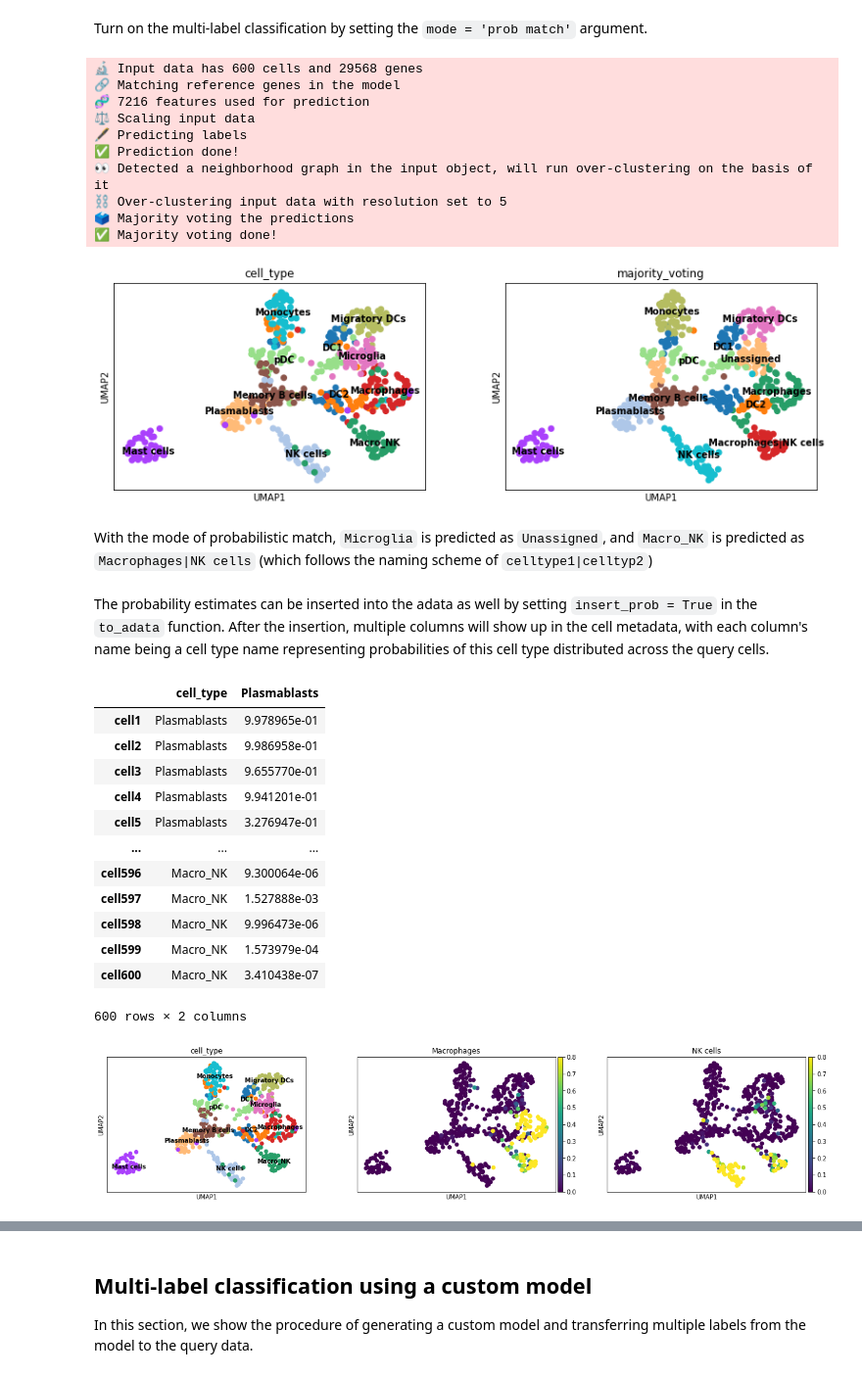
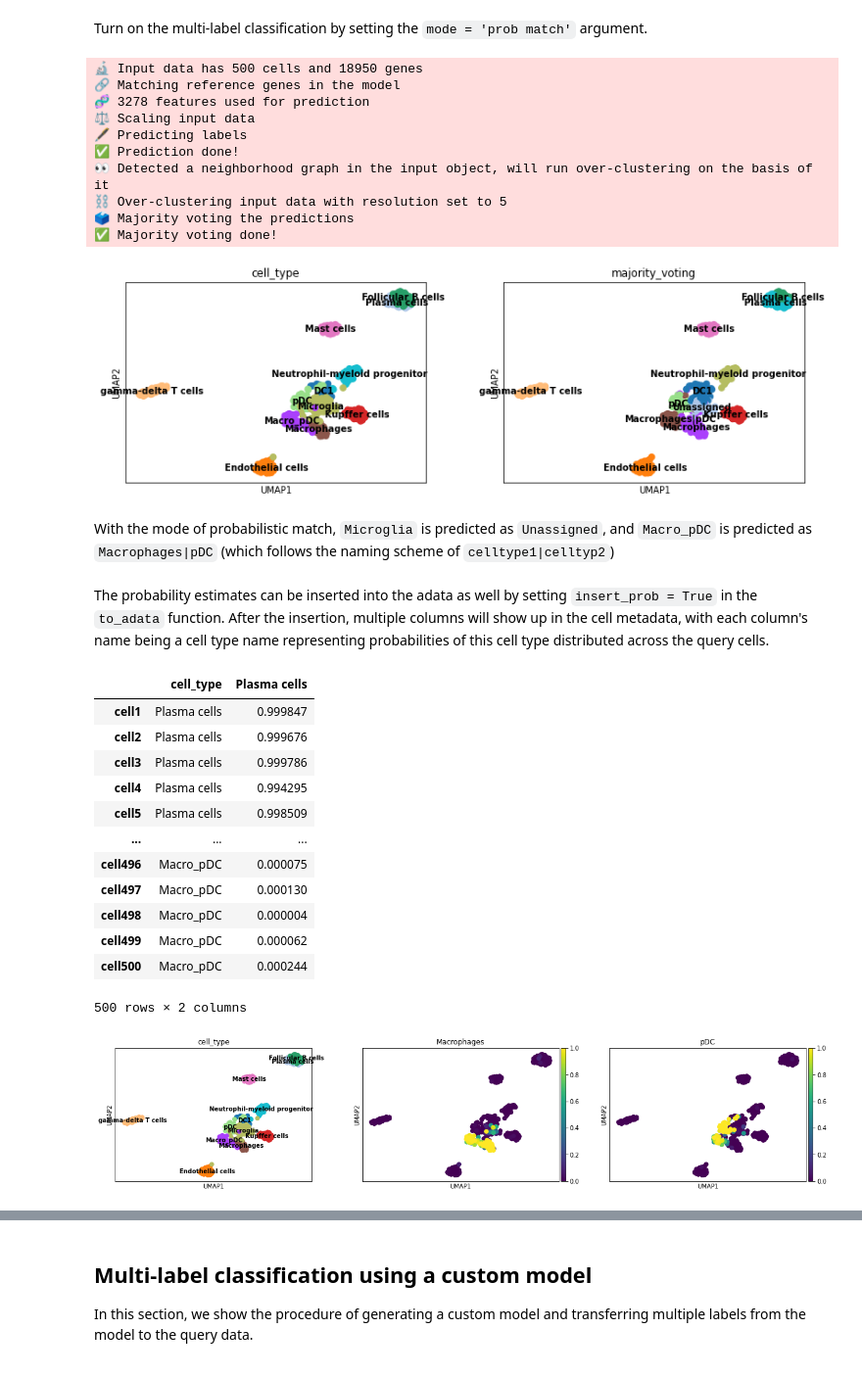
Before and after one commit to Teichlab/celltypist, a Jupyter notebook: notebook/celltypist_tutorial_ml.ipynb, the cells around one changed output, grey strips where cells are left out. Shown at 98% size. Drawn from its saved outputs; the diff is of its cells as text; code cells hidden in the pictures.

```diff
--- a/notebook/celltypist_tutorial_ml.ipynb
+++ b/notebook/celltypist_tutorial_ml.ipynb
@@ -40,3 +40,3 @@ from celltypist import models
 # %%
-adata_600 = sc.read('celltypist_demo_folder/demo_600_cells.h5ad', backup_url = 'https://celltypist.cog.sanger.ac.uk/Notebook_demo_data/demo_600_cells.h5ad')
+adata_500 = sc.read('celltypist_demo_folder/demo_500_cells.h5ad', backup_url = 'https://celltypist.cog.sanger.ac.uk/Notebook_demo_data/demo_500_cells.h5ad')
 # %% [markdown]
@@ -268,11 +268,11 @@ All cell types from the CellTypist models are trained in an one-vs-rest fashion,
 Turn on the multi-label classification by setting the `mode = 'prob match'` argument.
 # %%
 # `p_thres` defaults to 0.5.
-predictions = celltypist.annotate(adata_600, model = 'Immune_All_Low.pkl', majority_voting = True, mode = 'prob match', p_thres = 0.5)
+predictions = celltypist.annotate(adata_500, model = 'Immune_All_Low.pkl', majority_voting = True, mode = 'prob match', p_thres = 0.5)
 # %% [output]
-🔬 Input data has 600 cells and 29568 genes
+🔬 Input data has 500 cells and 18950 genes
 🔗 Matching reference genes in the model
-🧬 7216 features used for prediction
+🧬 3278 features used for prediction
 ⚖️ Scaling input data
 🖋️ Predicting labels
 ✅ Prediction done!
@@ -287,30 +287,30 @@ sc.tl.umap(adata)
 # %%
 sc.pl.umap(adata, color = ['cell_type', 'majority_voting'], legend_loc = 'on data')
 # %% [output]
-[figure, old version]
+[figure, new version]
 # %% [markdown]
-With the mode of probabilistic match, `Microglia` is predicted as `Unassigned`, and `Macro_NK` is predicted as `Macrophages|NK cells` (which follows the naming scheme of `celltype1|celltyp2`)
+With the mode of probabilistic match, `Microglia` is predicted as `Unassigned`, and `Macro_pDC` is predicted as `Macrophages|pDC` (which follows the naming scheme of `celltype1|celltyp2`)
 # %% [markdown]
 The probability estimates can be inserted into the adata as well by setting `insert_prob = True` in the `to_adata` function. After the insertion, multiple columns will show up in the cell metadata, with each column's name being a cell type name representing probabilities of this cell type distributed across the query cells.
 # %%
 adata = predictions.to_adata(insert_prob = True)
-adata.obs[['cell_type', 'Plasmablasts']]
+adata.obs[['cell_type', 'Plasma cells']]
 # %% [output]
-|  | cell_type | Plasmablasts |
-| cell1 | Plasmablasts | 9.978965e-01 |
-| cell2 | Plasmablasts | 9.986958e-01 |
-| cell3 | Plasmablasts | 9.655770e-01 |
-| cell4 | Plasmablasts | 9.941201e-01 |
-| cell5 | Plasmablasts | 3.276947e-01 |
+|  | cell_type | Plasma cells |
+| cell1 | Plasma cells | 0.999847 |
+| cell2 | Plasma cells | 0.999676 |
+| cell3 | Plasma cells | 0.999786 |
+| cell4 | Plasma cells | 0.994295 |
+| cell5 | Plasma cells | 0.998509 |
 | ... | ... | ... |
-| cell596 | Macro_NK | 9.300064e-06 |
-| cell597 | Macro_NK | 1.527888e-03 |
-| cell598 | Macro_NK | 9.996473e-06 |
-| cell599 | Macro_NK | 1.573979e-04 |
-| cell600 | Macro_NK | 3.410438e-07 |
+| cell496 | Macro_pDC | 0.000075 |
+| cell497 | Macro_pDC | 0.000130 |
+| cell498 | Macro_pDC | 0.000004 |
+| cell499 | Macro_pDC | 0.000062 |
+| cell500 | Macro_pDC | 0.000244 |
-600 rows × 2 columns
+500 rows × 2 columns
 # %%
-sc.pl.umap(adata, color = ['cell_type', 'Macrophages', 'NK cells'], vmin = 0, vmax = 0.8, legend_loc = 'on data')
+sc.pl.umap(adata, color = ['cell_type', 'Macrophages', 'pDC'], vmin = 0, vmax = 1, legend_loc = 'on data')
 # %% [output]
-[figure, old version]
+[figure, new version]
 # %% [markdown]
```
Also changed, not shown: parts of 37 cells of this notebook.
